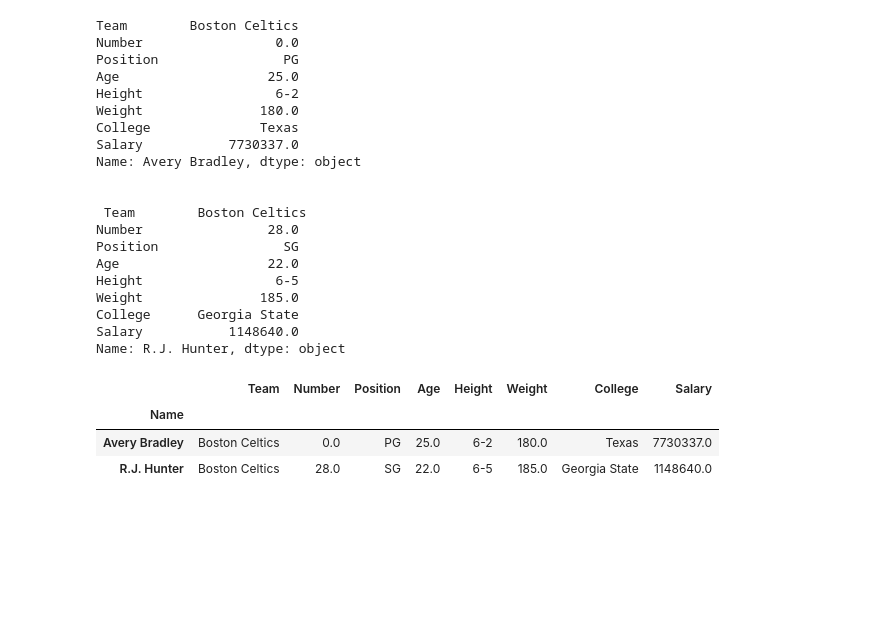
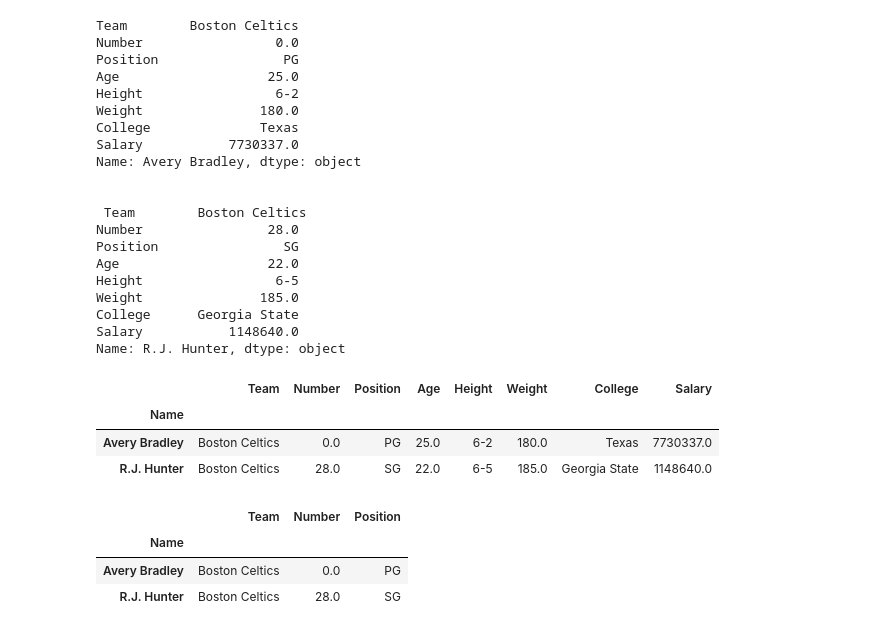
Before and after one commit to Lenmbugua/Python-Numpy-and-Pandas, a Jupyter notebook: Pandas.ipynb, the cells around one changed output. Drawn from its saved outputs; the diff is of its cells as text; code cells hidden in the pictures; blank space fills up the shorter version.

```diff
--- a/Pandas.ipynb
+++ b/Pandas.ipynb
@@ -924,3 +924,14 @@ display(first)
 | Name |  |  |  |  |  |  |  |  |
 | Avery Bradley | Boston Celtics | 0.0 | PG | 25.0 | 6-2 | 180.0 | Texas | 7730337.0 |
 | R.J. Hunter | Boston Celtics | 28.0 | SG | 22.0 | 6-5 | 185.0 | Georgia State | 1148640.0 |
+# %%
+#Selecting Specific Rows and Columns
+#To select specific rows and columns, provide both row labels and column names as lists:
+#select two rows and three columns
+first = data.loc[["Avery Bradley","R.J. Hunter",],["Team","Number","Position"]]
+display(first)
+# %% [output]
+|  | Team | Number | Position |
+| Name |  |  |  |
+| Avery Bradley | Boston Celtics | 0.0 | PG |
+| R.J. Hunter | Boston Celtics | 28.0 | SG |
```
Also changed, not shown: parts of 2 cells of this notebook.
